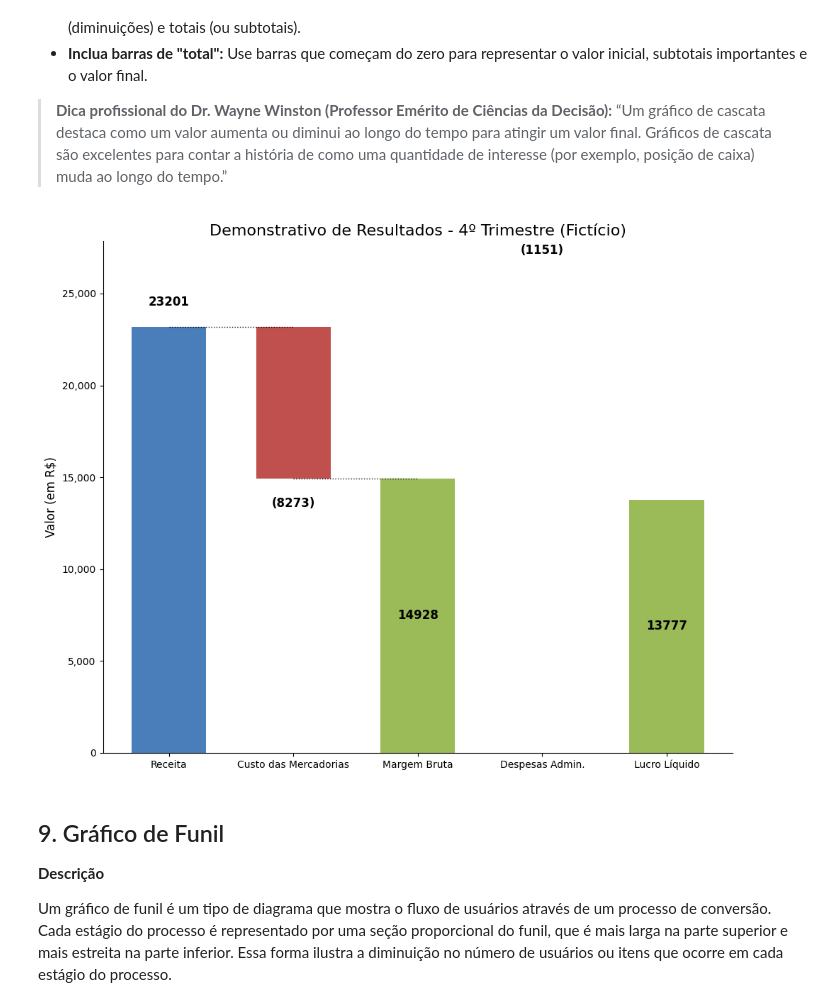
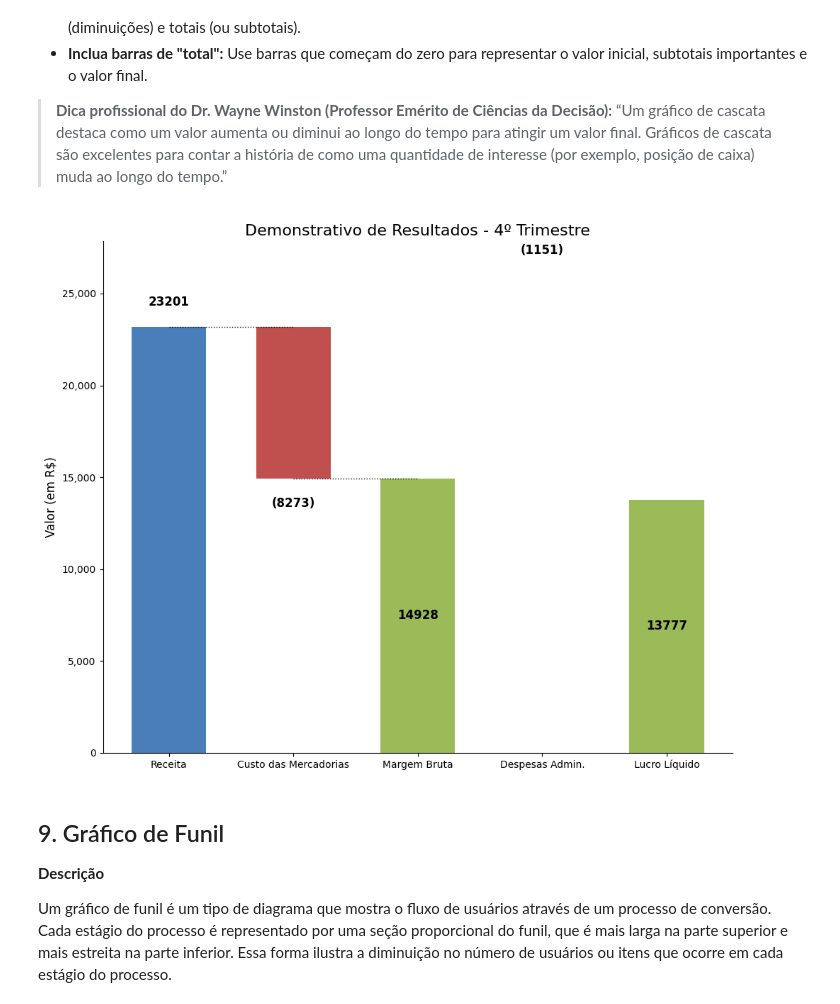
Before and after one commit to welson-rodrigues/tipos-de-graficos, a Jupyter notebook: atividade.ipynb, the cells around one changed output. Drawn from its saved outputs; the diff is of its cells as text; code cells hidden in the pictures.

```diff
--- a/atividade.ipynb
+++ b/atividade.ipynb
@@ -704,35 +668,35 @@ for i, bar in enumerate(bars):
     yval = bar.get_height()
     is_total_bar = df['é_total'].iloc[i]
 
     if is_total_bar:
         label = f"{int(yval)}"
         prev_total = yval
     else:
         label = f"({abs(int(yval))})" if yval < 0 else f"{int(yval)}"
         prev_total += yval
 
     y_pos = bar.get_y() + yval / 2 if is_total_bar else bar.get_y() + yval + np.sign(yval) * 1000
     va_align = 'center' if is_total_bar else 'bottom' if yval > 0 else 'top'
 
     ax.text(bar.get_x() + bar.get_width()/2, y_pos, label, ha='center', va=va_align, fontsize=12, fontweight='bold')
 
 # Adicionar linhas de conexão
 cumulative_values = df['Valor'].cumsum()
 for i in range(len(df) - 1):
     if not df['é_total'].iloc[i]:
         plt.plot([i, i+1], [cumulative_values.iloc[i], cumulative_values.iloc[i]], 'k', linestyle=':', linewidth=1)
 
-plt.title('Demonstrativo de Resultados - 4º Trimestre (Fictício)', fontsize=16)
+plt.title('Demonstrativo de Resultados - 4º Trimestre', fontsize=16)
 plt.ylabel('Valor (em R$)', fontsize=12)
 ax.get_yaxis().set_major_formatter(plt.FuncFormatter(lambda x, p: format(int(x), ',')))
 plt.ylim(0, df.loc['Receita', 'Valor'] * 1.2)
 ax.spines['top'].set_visible(False)
 ax.spines['right'].set_visible(False)
 
 plt.tight_layout()
 plt.show()
 # %% [output]
-[figure, old version]
+[figure, new version]
 # %% [markdown]
 ## 9. Gráfico de Funil
 
```
Also changed, not shown: parts of 9 cells of this notebook.
